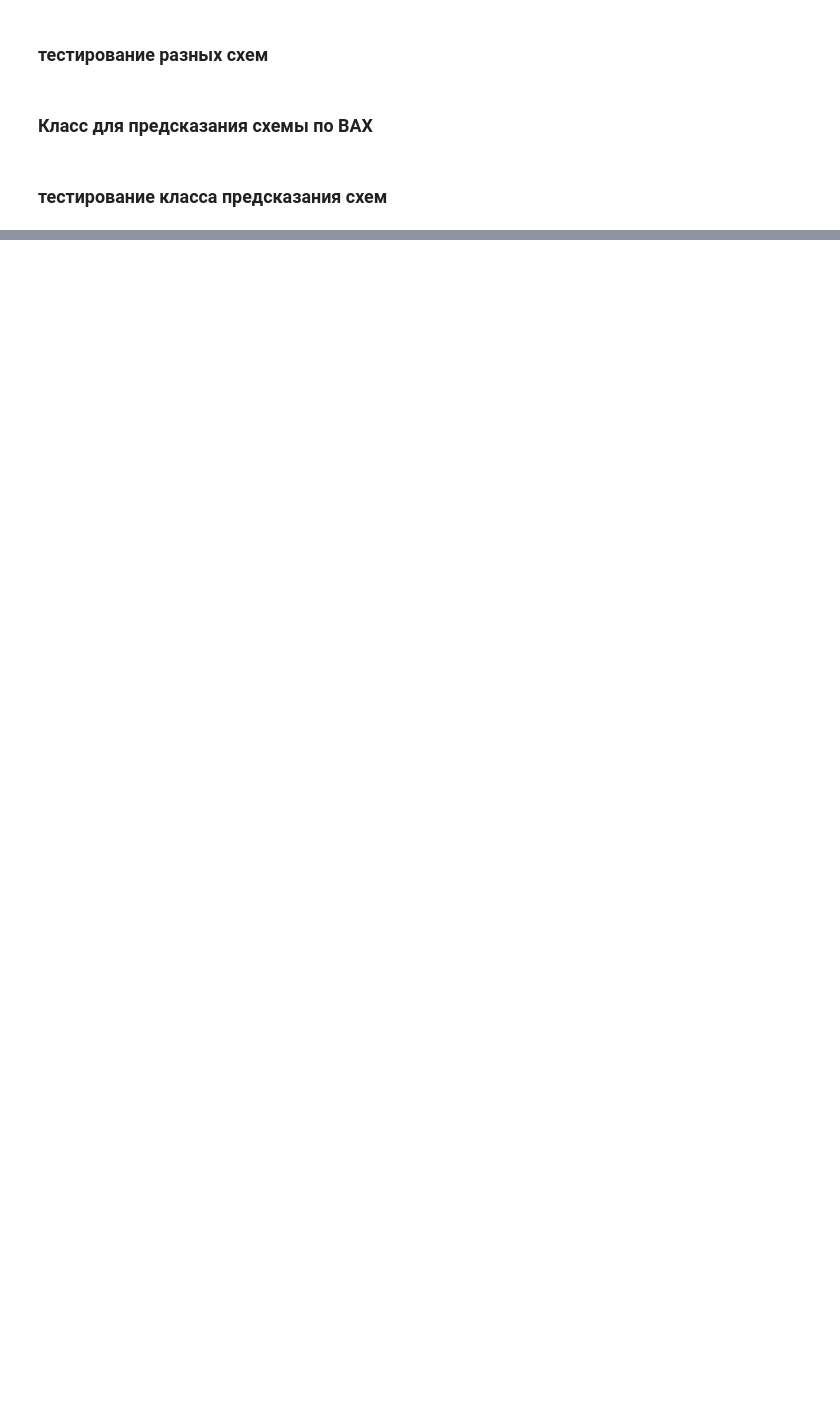
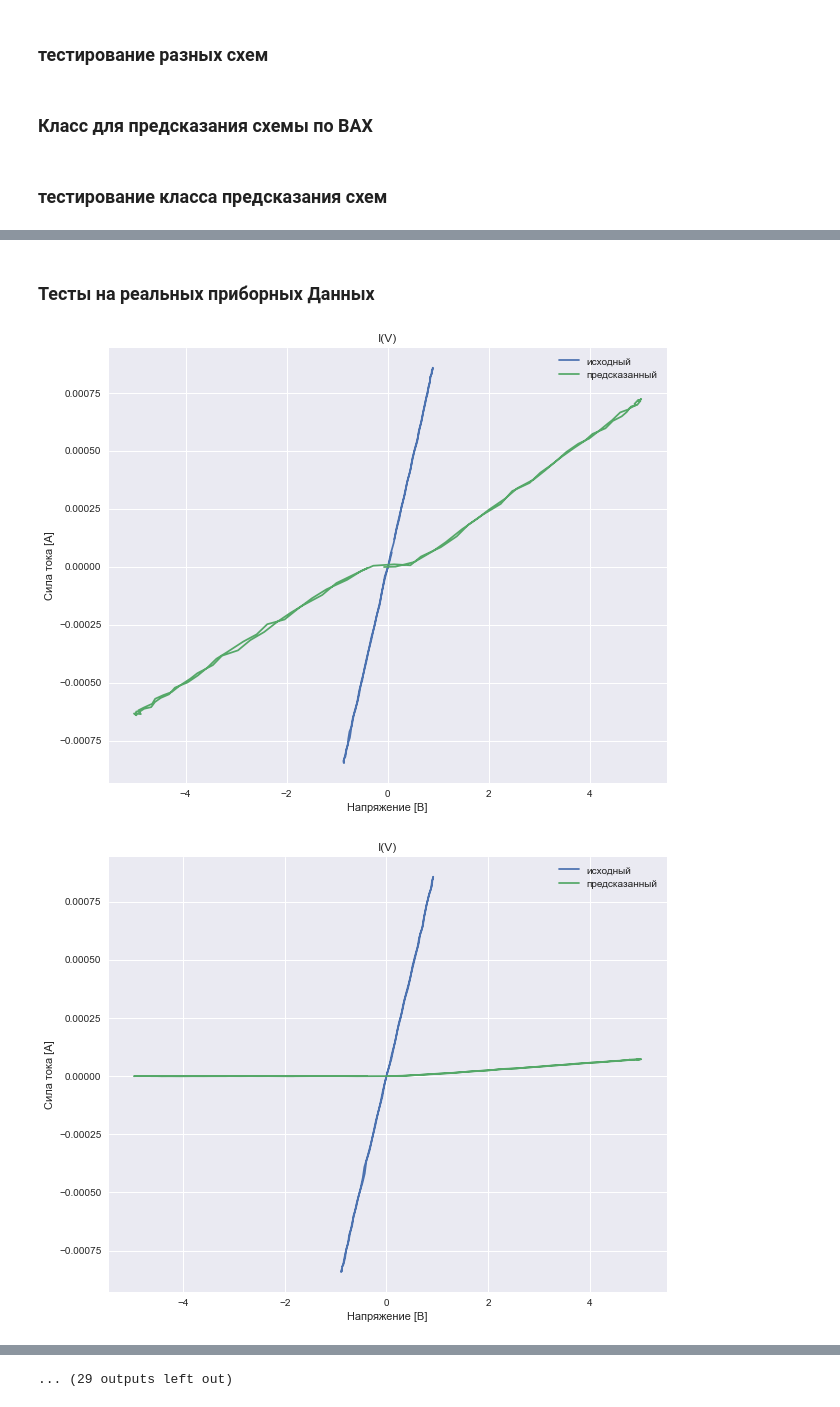
Before and after one commit to vasily84/PySpice_CurveTracer, a Jupyter notebook: PySpice_EyePoint_CurveTracer.ipynb, the cells around one changed output, grey strips where cells are left out. Drawn from its saved outputs; the diff is of its cells as text; code cells hidden in the pictures; blank space fills up the shorter version.

```diff
--- a/PySpice_EyePoint_CurveTracer.ipynb
+++ b/PySpice_EyePoint_CurveTracer.ipynb
@@ -189,16 +272,17 @@ def CreateCVC(circuit,ct=ct_default_settings):
 # %% [markdown]
 #### пример использования CreateCVC
 # %%
-%%time
+%%script false
+%time
 circuit = Circuit('RD')
 circuit.include(spice_library['1N4148'])
 circuit.R(1,'input',1,10@u_kOhm)
 circuit.X('D1', '1N4148', 1, circuit.gnd)
 circuit.R(2,'input',circuit.gnd,20@u_kOhm)
 
-analysis = CreateCVC(circuit)
+analysis = CreateCVC(circuit,CurveTracer_Settings())
 
-plt.grid()
+#plt.grid()
 plt.plot(analysis.input_dummy, analysis.VCurrent)
 plt.xlabel('Напряжение [В]')
 plt.ylabel('Сила тока [А]')
@@ -213,21 +291,0 @@ Wall time: 558 ms
-# %%
-
-NewPoints = 50
-for Points in [120,170,1000]:
-    circuit = Circuit('RD')
-    circuit.include(spice_library['1N4148'])
-    circuit.R(1,'input',1,10@u_kOhm)
-    circuit.X('D1', '1N4148', 1, circuit.gnd)
-    circuit.R(2,'input',circuit.gnd,20@u_kOhm)
-
-    CurveTracer_Settings(lendata=Points)
-    analysis = CreateCVC(circuit)
-
-    plt.grid()
-    input_dummy = resample(analysis.input_dummy, NewPoints)
-    VCurrent = resample(analysis.VCurrent, NewPoints)
-    plt.plot(input_dummy, VCurrent)
-
-plt.xlabel('Напряжение [В]')
-plt.ylabel('Сила тока [А]')
-plt.show()
@@ -902,12 +985,12 @@ Circuit_Set.add(RC_circuit('RC_2.pickle',myRegr))
 ### Реализация конкретных схем из резисторов, емкостей, индуктивностей и диодов
 ## rank 3
 # %%
+%%time
 ###################################################################
-
 class DR_DR_R_circuit(BaseCircuitModel):
-    def __init__(self,modelName=None,estimator=None):
+    def __init__(self,modelName=None,estimator=None,ct=None):
         self.rank = 3
-        super().__init__('DR_DR_R',modelName=modelName,estimator=estimator)
+        super().__init__('DR_DR_R',modelName=modelName,estimator=estimator,ct=ct)
 
     def build_circuit(self,Xvals):
         Xvals = np.abs(Xvals)
@@ -936,8 +1019,11 @@ class DR_DR_R_circuit(BaseCircuitModel):
         R2 = [1., 0.1, 10., 30., 5.]
         R3 = [1., 0.1, 10., 30., 5.]
         for r1,r2,r3 in zip(R1,R2,R3):
-            analysis0 = CreateCVC(self.build_circuit([r1,r2,r3]))
+            analysis0 = CreateCVC(self.build_circuit([r1,r2,r3]),self.ct)
             r1x,r2x,r3x = self.predict_from_model(analysis0)
             print(str(r1),str(r2),str(r3),str(r1x),str(r2x),str(r3x),sep='\t')
 
-Circuit_Set.add(DR_DR_R_circuit())
+
+Circuit_Set.add(DR_DR_R_circuit('DR_DR_R1',ct=ct_List[0]))
+Circuit_Set.add(DR_DR_R_circuit('DR_DR_R2',ct=ct_List[1]))
+Circuit_Set.add(DR_DR_R_circuit('DR_DR_R3',ct=ct_List[2]))
@@ -1050,0 +1178,8 @@ SUCCESS:
+# %% [markdown]
+### Тесты на реальных приборных Данных
+# %%
+%%time
+cre.test_all_json()
+# %% [output]
+[figure, added]
+[figure, added]
@@ -1050,0 +1196 @@ SUCCESS:
+... (29 outputs left out)
```
Also changed, not shown: parts of 18 cells of this notebook.
